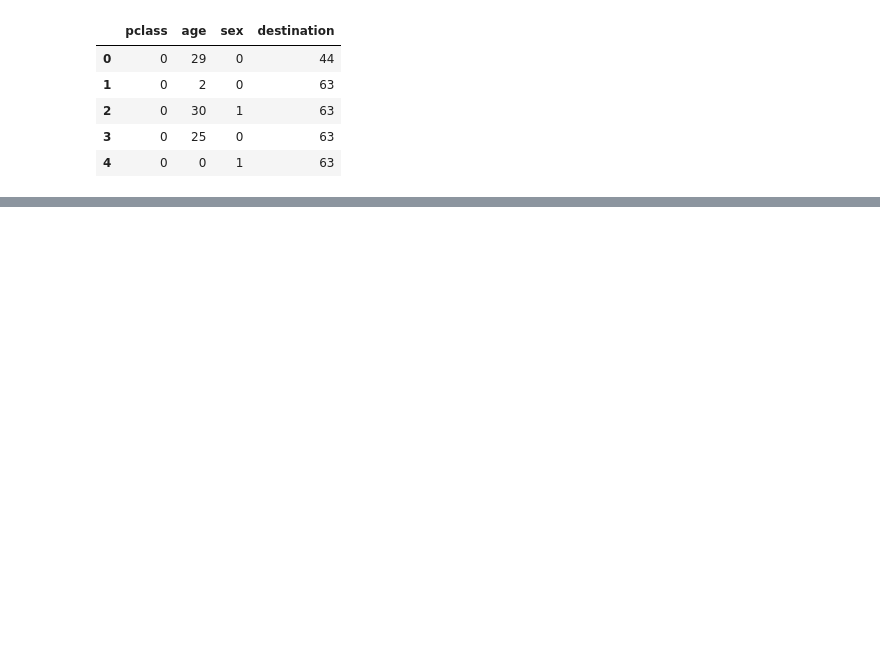
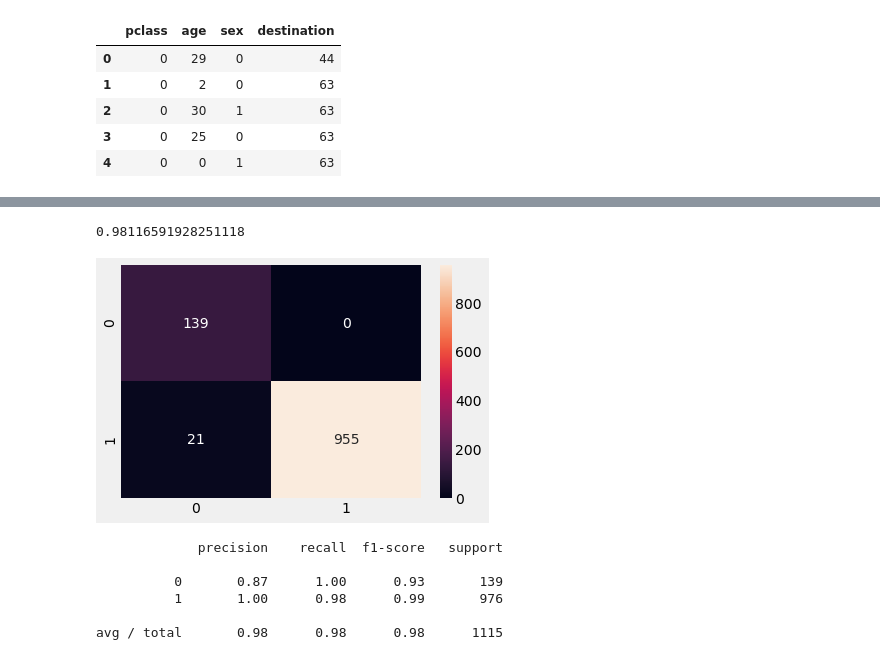
Before and after one commit to ViswanathRavindran/Python-Concepts, a Jupyter notebook: Scikit Learn.ipynb, the cells around one changed output, grey strips where cells are left out. Saved outputs shown, nothing was run; the diff lists cells and outputs as text; code cells hidden in the pictures; blank space fills up the shorter version.

```diff
--- a/Scikit Learn.ipynb
+++ b/Scikit Learn.ipynb
@@ -694,0 +706,5 @@ Parameters: {'n_estimators': 100, 'min_samples_leaf': 3, 'max_features': 4, 'max
+# %%
+y = (df.Label == 'ham').values.astype(int)
+X = df.Text.values
+# %%
+X_train, X_test, y_train, y_test = model_selection.train_test_split(X, y, test_size=0.2, random_state=0)
@@ -694,0 +713,7 @@ Parameters: {'n_estimators': 100, 'min_samples_leaf': 3, 'max_features': 4, 'max
+# %%
+pipe = pipeline.Pipeline([('vect', feature_extraction.text.CountVectorizer()),
+                          ('tfidf', feature_extraction.text.TfidfTransformer()),
+                          ("bernoulli", naive_bayes.BernoulliNB()),
+                         ])
+# %%
+pipe.fit(X_train, y_train)
@@ -694,0 +727,17 @@ Parameters: {'n_estimators': 100, 'min_samples_leaf': 3, 'max_features': 4, 'max
+# %%
+metrics.accuracy_score(pipe.predict(X_test), y_test)
+# %% [output]
+0.98116591928251118
+# %%
+sns.heatmap(metrics.confusion_matrix(pipe.predict(X_test), y_test), annot=True,  fmt='');
+# %% [output]
+[figure, added]
+# %%
+print(metrics.classification_report(pipe.predict(X_test), y_test))
+# %% [output]
+             precision    recall  f1-score   support
+
+          0       0.87      1.00      0.93       139
+          1       1.00      0.98      0.99       976
+
+avg / total       0.98      0.98      0.98      1115
```
Also changed, not shown: parts of 28 cells of this notebook.
